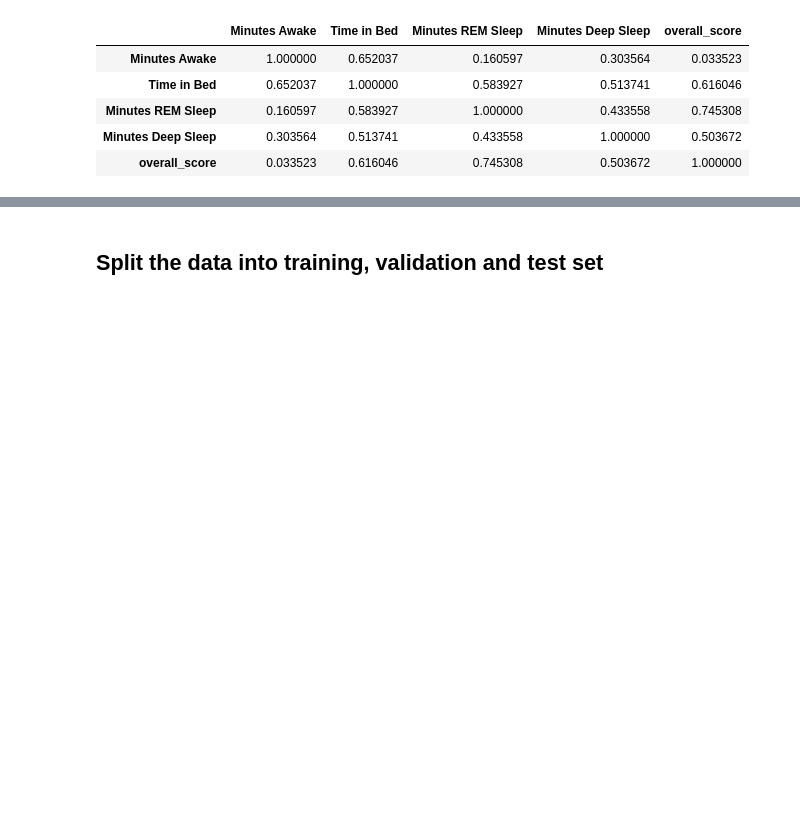
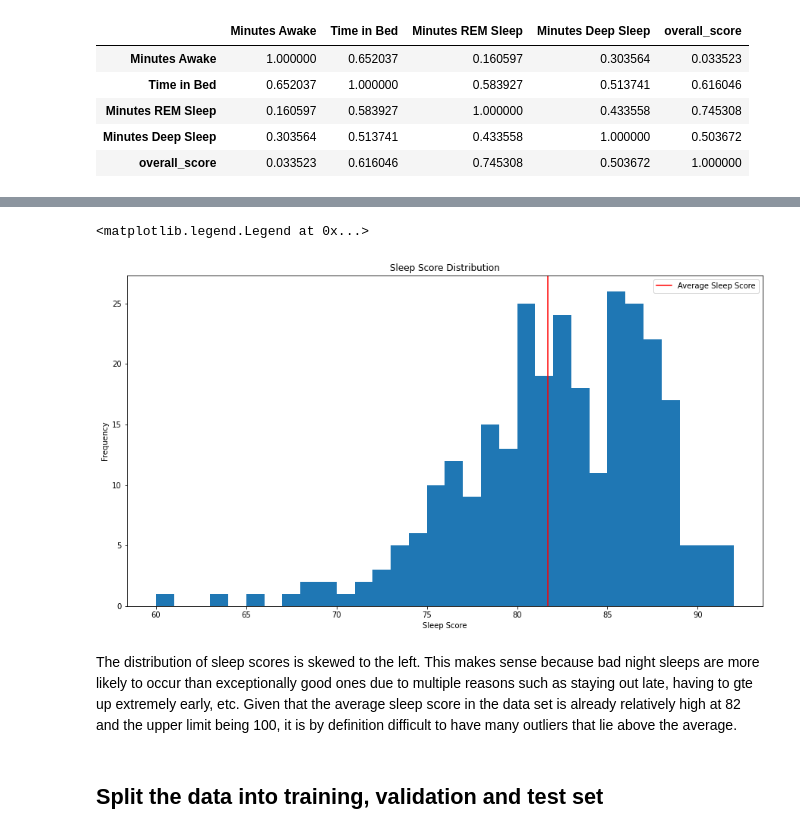
Before and after one commit to JoBe10/Fitbit-Sleep-Score, a Jupyter notebook: Sleep_Scores/Fitbit_Sleep_Score_ML2.ipynb, the cells around one changed output, grey strips where cells are left out. Cells and saved outputs as stored; diff of their text form; code cells hidden in the pictures; blank space fills up the shorter version.

```diff
--- a/Sleep_Scores/Fitbit_Sleep_Score_ML2.ipynb
+++ b/Sleep_Scores/Fitbit_Sleep_Score_ML2.ipynb
@@ -107,3 +122,17 @@ app_reduced.corr()
+# %%
+# Plot sleep score histogram and its mean
+plt.figure(figsize=(15,8))
+plt.hist(app_reduced.overall_score, bins=spread)
+plt.axvline(app_reduced.overall_score.mean(), color='r', label='Average Sleep Score')
+plt.xlabel('Sleep Score')
+plt.ylabel('Frequency')
+plt.title('Sleep Score Distribution')
+plt.legend()
+# %% [output]
+<matplotlib.legend.Legend at 0x...>
+[figure, added]
+# %% [markdown]
+The distribution of sleep scores is skewed to the left. This makes sense because bad night sleeps are more likely to occur than exceptionally good ones due to multiple reasons such as staying out late, having to gte up extremely early, etc. Given that the average sleep score in the data set is already relatively high at 82 and the upper limit being 100, it is by definition difficult to have many outliers that lie above the average.
 # %% [markdown]
 ## Split the data into training, validation and test set
 # %% [markdown]
```
Also changed, not shown: parts of 14 cells of this notebook.
